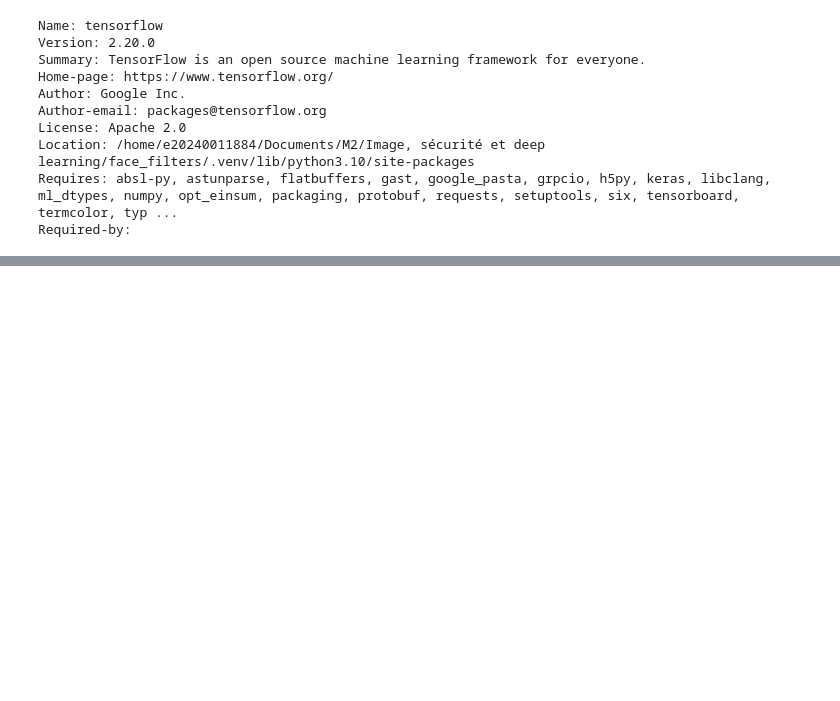
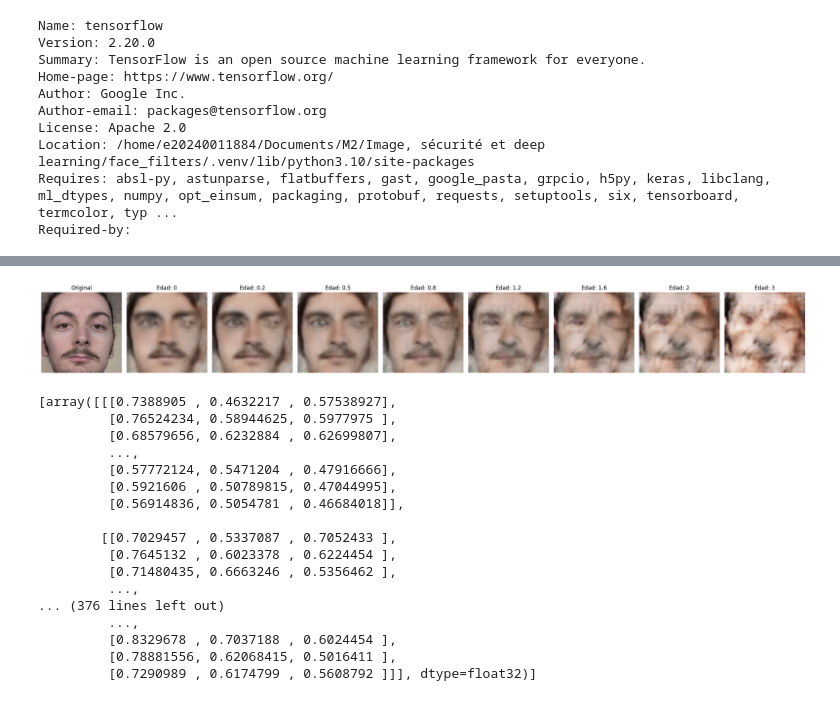
Before and after one commit to jjparrad/face_filters, a Jupyter notebook: src/Notebooks/face_filters.ipynb, the cells around one changed output, grey strips where cells are left out. Saved outputs shown, nothing was run; the diff lists cells and outputs as text; code cells hidden in the pictures; blank space fills up the shorter version.

```diff
--- a/src/Notebooks/face_filters.ipynb
+++ b/src/Notebooks/face_filters.ipynb
@@ -522,0 +536,25 @@ plt.show()
+# %%
+generate_age_variations(
+    img_path="../Images/V.jpg",
+    # ages=[0, -5, -2 ,-1, 1, 2, 5]
+    ages=[0, 0.2, 0.5, 0.8, 1.2, 1.6, 2, 3]
+)
+# %% [output]
+[figure, added]
+[array([[[0.7388905 , 0.4632217 , 0.57538927],
+         [0.76524234, 0.58944625, 0.5977975 ],
+         [0.68579656, 0.6232884 , 0.62699807],
+         ...,
+         [0.57772124, 0.5471204 , 0.47916666],
+         [0.5921606 , 0.50789815, 0.47044995],
+         [0.56914836, 0.5054781 , 0.46684018]],
+
+        [[0.7029457 , 0.5337087 , 0.7052433 ],
+         [0.7645132 , 0.6023378 , 0.6224454 ],
+         [0.71480435, 0.6663246 , 0.5356462 ],
+         ...,
+... (376 lines left out)
+         ...,
+         [0.8329678 , 0.7037188 , 0.6024454 ],
+         [0.78881556, 0.62068415, 0.5016411 ],
+         [0.7290989 , 0.6174799 , 0.5608792 ]]], dtype=float32)]
```
Also changed, not shown: parts of 9 cells of this notebook, 6 other files.
